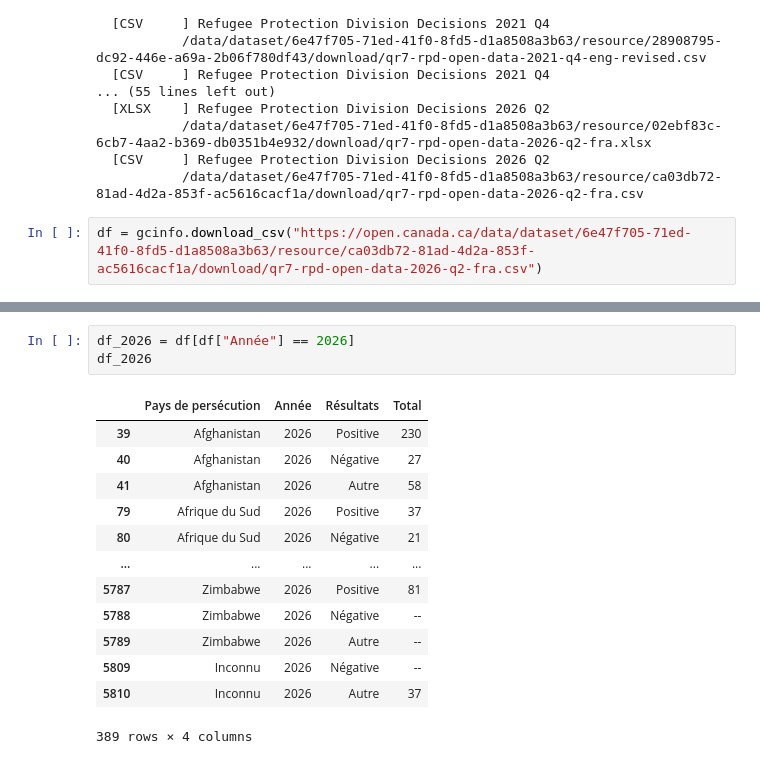
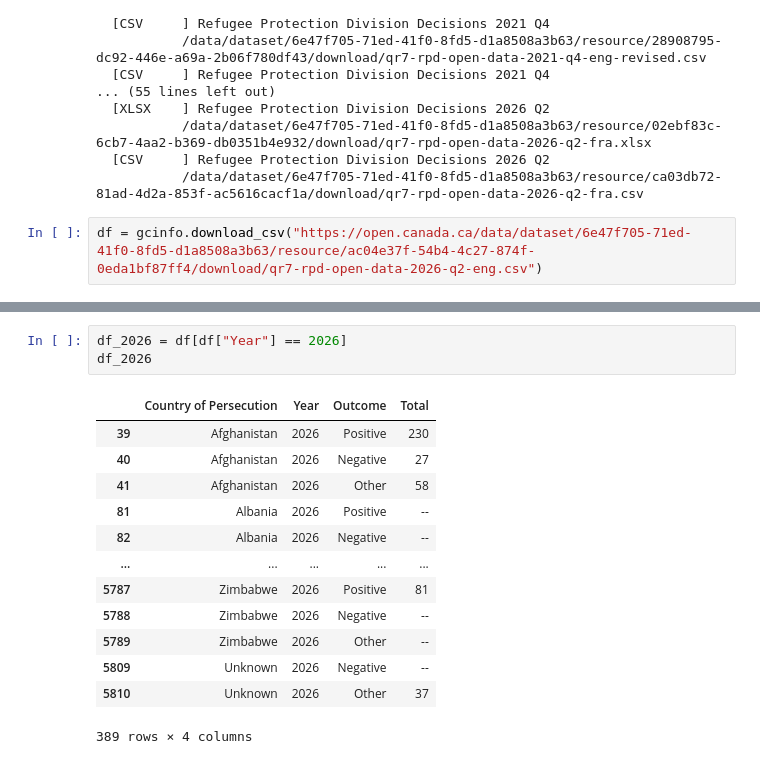
Before and after one commit to yrmo/gcinfo, a Jupyter notebook: refugee-protection-division-decisions.ipynb, the cells around one changed output, grey strips where cells are left out. Cells and saved outputs as stored; diff of their text form.

```diff
--- a/refugee-protection-division-decisions.ipynb
+++ b/refugee-protection-division-decisions.ipynb
@@ -21,5 +21,5 @@ Citation: Immigration and Refugee Board of Canada. Refugee Protection Division (
   [CSV     ] Refugee Protection Division Decisions 2026 Q2
            /data/dataset/6e47f705-71ed-41f0-8fd5-d1a8508a3b63/resource/ca03db72-81ad-4d2a-853f-ac5616cacf1a/download/qr7-rpd-open-data-2026-q2-fra.csv
 # %%
-df = gcinfo.download_csv("https://open.canada.ca/data/dataset/6e47f705-71ed-41f0-8fd5-d1a8508a3b63/resource/ca03db72-81ad-4d2a-853f-ac5616cacf1a/download/qr7-rpd-open-data-2026-q2-fra.csv")
+df = gcinfo.download_csv("https://open.canada.ca/data/dataset/6e47f705-71ed-41f0-8fd5-d1a8508a3b63/resource/ac04e37f-54b4-4c27-874f-0eda1bf87ff4/download/qr7-rpd-open-data-2026-q2-eng.csv")
 # %% [output]
@@ -27,19 +27,19 @@ Using cached file: cache\qr7-rpd-open-data-2026-q2-fra.csv
 # %%
-df_2026 = df[df["Année"] == 2026]
+df_2026 = df[df["Year"] == 2026]
 df_2026
 # %% [output]
-|  | Pays de persécution | Année | Résultats | Total |
+|  | Country of Persecution | Year | Outcome | Total |
 | 39 | Afghanistan | 2026 | Positive | 230 |
-| 40 | Afghanistan | 2026 | Négative | 27 |
-| 41 | Afghanistan | 2026 | Autre | 58 |
-| 79 | Afrique du Sud | 2026 | Positive | 37 |
-| 80 | Afrique du Sud | 2026 | Négative | 21 |
+| 40 | Afghanistan | 2026 | Negative | 27 |
+| 41 | Afghanistan | 2026 | Other | 58 |
+| 81 | Albania | 2026 | Positive | -- |
+| 82 | Albania | 2026 | Negative | -- |
 | ... | ... | ... | ... | ... |
 | 5787 | Zimbabwe | 2026 | Positive | 81 |
-| 5788 | Zimbabwe | 2026 | Négative | -- |
-| 5789 | Zimbabwe | 2026 | Autre | -- |
-| 5809 | Inconnu | 2026 | Négative | -- |
-| 5810 | Inconnu | 2026 | Autre | 37 |
+| 5788 | Zimbabwe | 2026 | Negative | -- |
+| 5789 | Zimbabwe | 2026 | Other | -- |
+| 5809 | Unknown | 2026 | Negative | -- |
+| 5810 | Unknown | 2026 | Other | 37 |
 389 rows × 4 columns
 # %%
 import matplotlib.pyplot as plt
```
Also changed, not shown: parts of 2 cells of this notebook.
